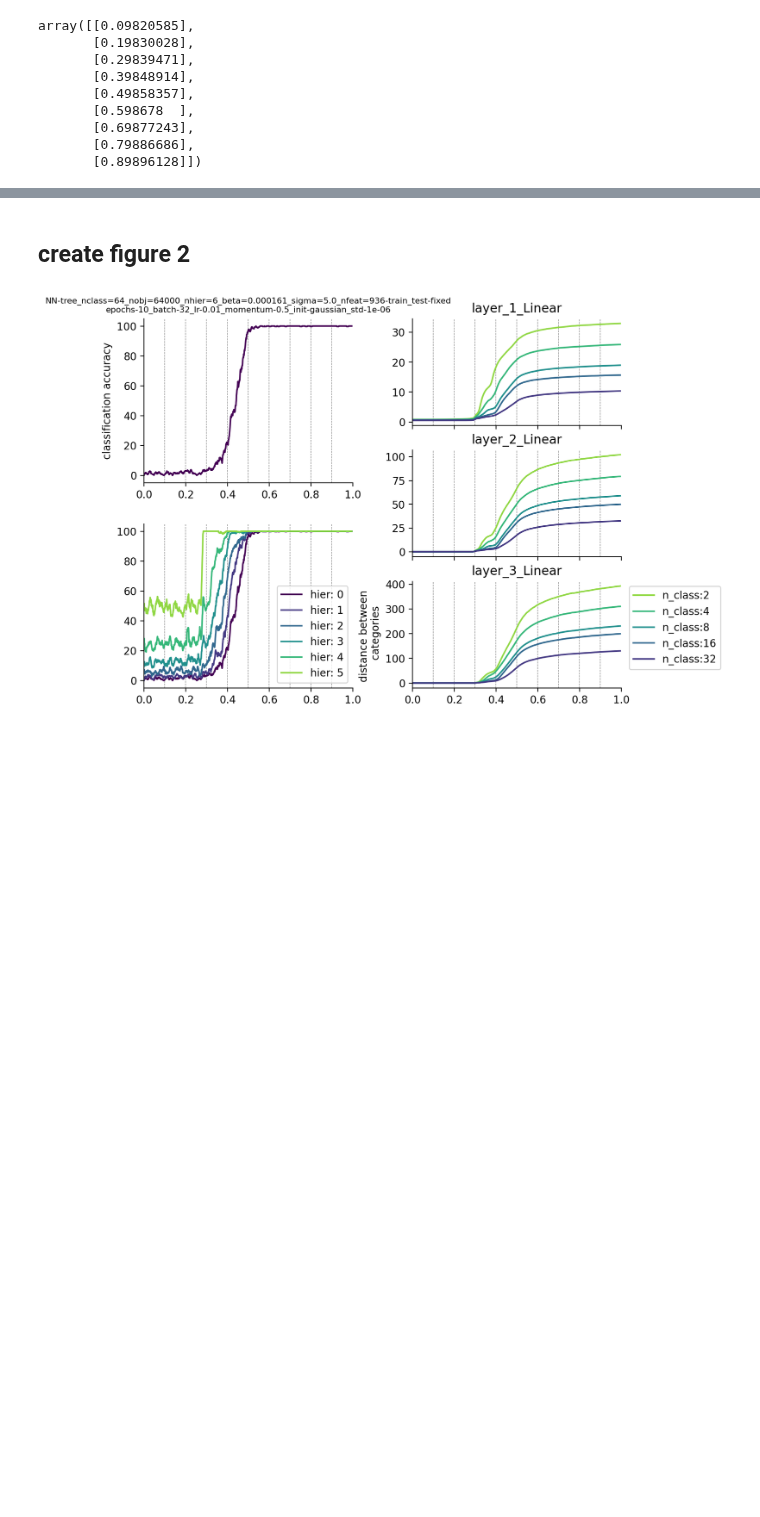
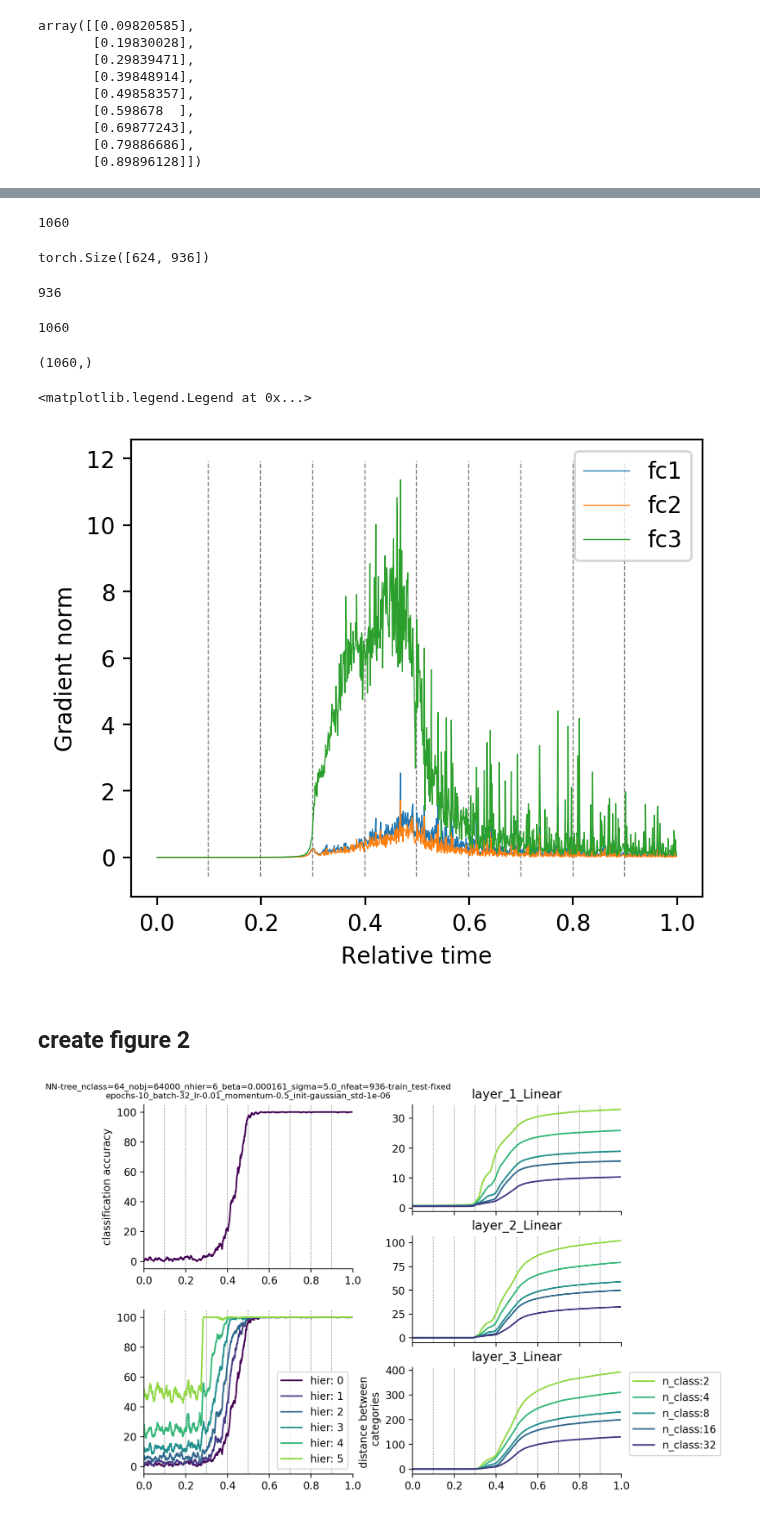
Before and after one commit to eghbalhosseini/neural_manifolds, a Jupyter notebook: create_figure_2_ICML.ipynb, the cells around one changed output, grey strips where cells are left out. Cells and saved outputs as stored; diff of their text form; code cells hidden in the pictures; blank space fills up the shorter version.

Commit message:
grad extr

```diff
--- a/create_figure_2_ICML.ipynb
+++ b/create_figure_2_ICML.ipynb
@@ -120,3 +139,41 @@ array([[0.09820585],
+# %%
+len(fc1_grad) # no time points
+# %% [output]
+1060
+# %%
+np.shape(fc1_grad[0])
+# %% [output]
+torch.Size([624, 936])
+# %%
+print(len(fc1_grad[0][1]))
+# %% [output]
+936
+# %%
+len(x_bar)
+# %% [output]
+1060
+# %%
+# compute matrix L2 frob norm
+grad1 = [np.linalg.norm(x) for x in fc1_grad]
+grad2 = [np.linalg.norm(x) for x in fc2_grad]
+grad3 = [np.linalg.norm(x) for x in fc3_grad]
+
+np.shape(grad1)
+# %% [output]
+(1060,)
+# %%
+fig=plt.figure(1,figsize=(10,14),dpi=200,frameon=False)
+ax=plt.axes((.05,.7,.35,.2))
+ax.plot(x_bar, grad1, label='fc1', linewidth=0.5)
+ax.plot(x_bar, grad2, label='fc2', linewidth=0.5)
+ax.plot(x_bar, grad3, label='fc3', linewidth=0.5)
+ax.set_xlabel('Relative time')
+ax.set_ylabel('Gradient norm')
+ax.vlines(epoch_bar,ax.get_ylim()[0],ax.get_ylim()[1],color=(.5,.5,.5),linestyle='dashed',linewidth=.5)
+ax.legend()
+# %% [output]
+<matplotlib.legend.Legend at 0x...>
+[figure, added]
 # %% [markdown]
 ## create figure 2
 # %%
```
Also changed, not shown: parts of 7 cells of this notebook, 5 other files.
